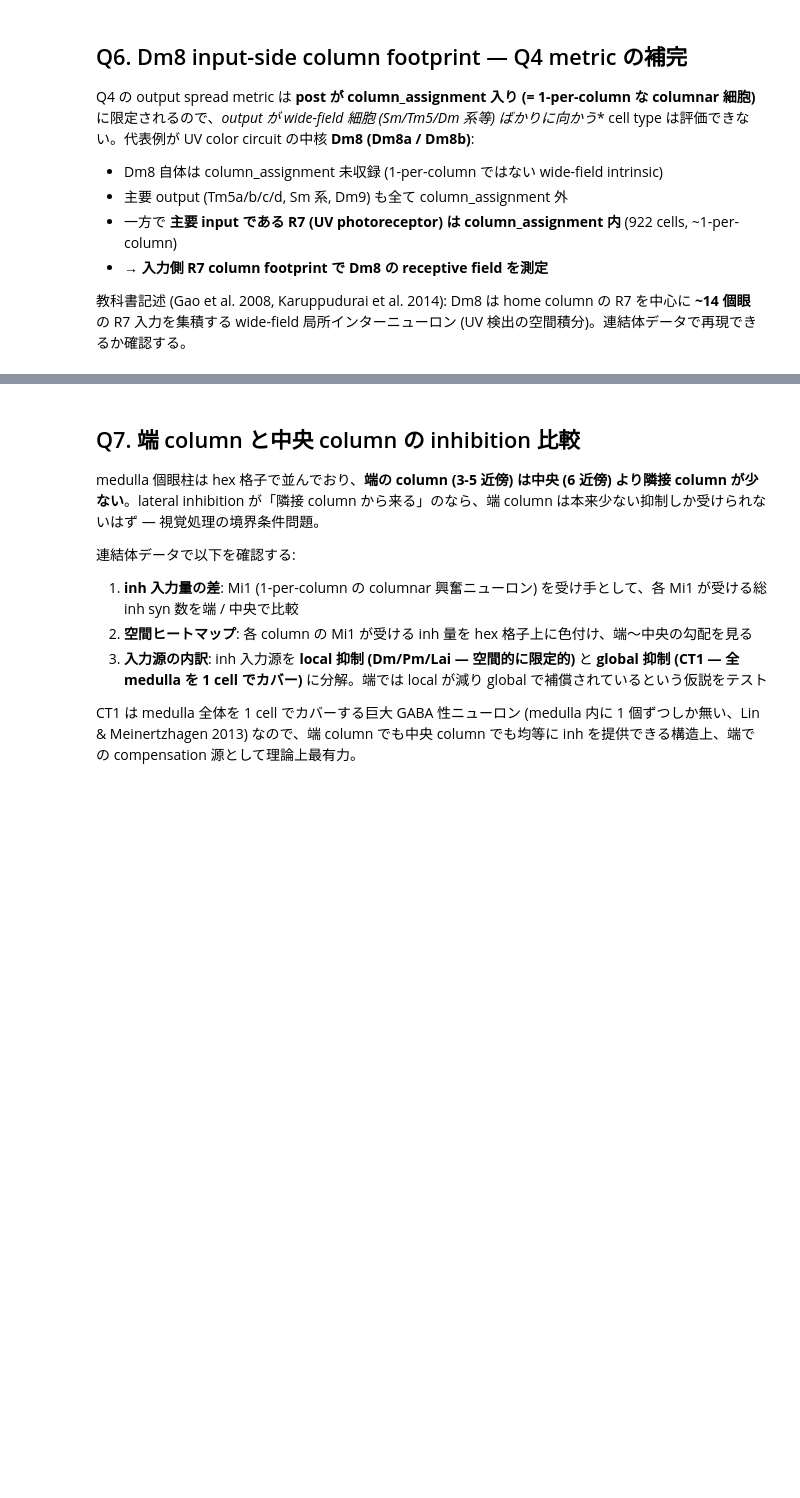
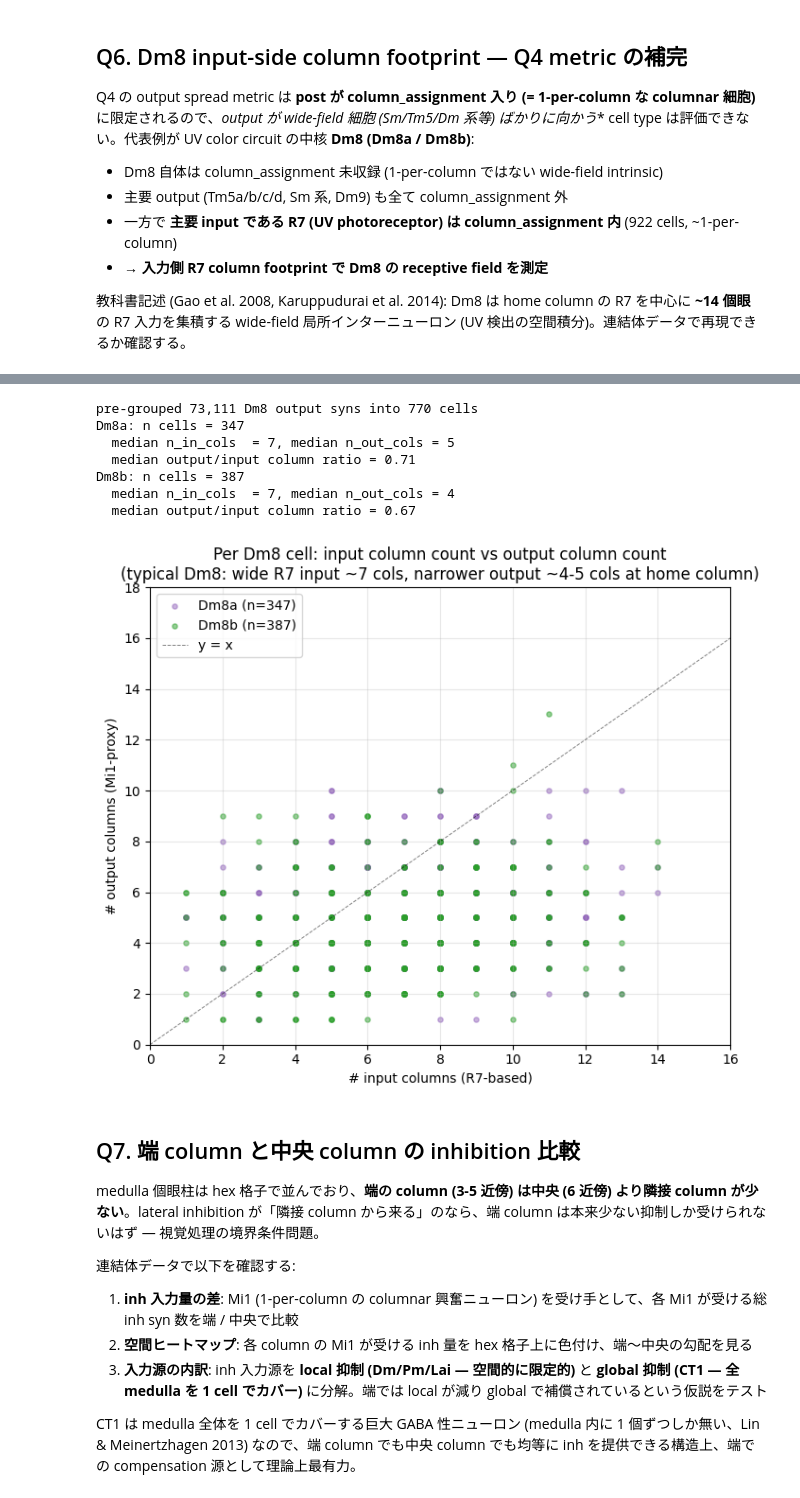
Before and after one commit to KeisukeTTTT/flywire-analysis, a Jupyter notebook: notebook/lateral_inhibition.ipynb, the cells around one changed output, grey strips where cells are left out. Saved outputs shown, nothing was run; the diff lists cells and outputs as text; code cells hidden in the pictures; blank space fills up the shorter version.

```diff
--- a/notebook/lateral_inhibition.ipynb
+++ b/notebook/lateral_inhibition.ipynb
@@ -460,19 +721,22 @@ def input_column_footprint(pre_type, post_type, min_syn=5):
     )
     return per_post[per_post['total_syn'] >= min_syn]
 
+dm8_input_summary = {}
 for dm in ['Dm8a', 'Dm8b']:
     rows = []
     for src in ['R7', 'R8', 'Mi1', 'Mi4', 'Mi9', 'L1']:
         ft = input_column_footprint(src, dm, min_syn=5)
         if len(ft) == 0:
             continue
-        rows.append({
+        row = {
             'input_type': src,
             'n_dm8_with_input': len(ft),
             'median_n_input_cols': float(ft['n_input_cols'].median()),
             'min_n_cols': int(ft['n_input_cols'].min()),
             'max_n_cols': int(ft['n_input_cols'].max()),
             'total_syn': int(ft['total_syn'].sum()),
-        })
+        }
+        rows.append(row)
+        dm8_input_summary[(dm, src)] = row
     print(f'\n=== {dm} input column footprint per cell ===')
     display(pd.DataFrame(rows))
@@ -634,33 +921,49 @@ def io_col_counts(dm_type, min_out_syn=20):
         if out_s is None or len(out_s) < min_out_syn: continue
         _, idx = tree.query(out_s[['x','y','z']].values)
         out_pq = cols[idx]
         n_out = len(set(map(tuple, out_pq)))
         rows.append((dm8_id, int(n_in.loc[dm8_id, 'n_in']), n_out, len(out_s)))
     return pd.DataFrame(rows, columns=['dm8_id', 'n_in_cols', 'n_out_cols', 'n_out_syn']).set_index('dm8_id')
 
 io_a = io_col_counts('Dm8a')
 io_b = io_col_counts('Dm8b')
+dm8_io_summary = {}
 for name, df in [('Dm8a', io_a), ('Dm8b', io_b)]:
     ratio = (df['n_out_cols'] / df['n_in_cols']).median() if len(df) else float('nan')
+    dm8_io_summary[name] = {
+        'n_cells': int(len(df)),
+        'median_n_in_cols': float(df['n_in_cols'].median()) if len(df) else float('nan'),
+        'median_n_out_cols': float(df['n_out_cols'].median()) if len(df) else float('nan'),
+        'median_out_in_ratio': float(ratio),
+    }
     print(f'{name}: n cells = {len(df)}')
     print(f'  median n_in_cols  = {df["n_in_cols"].median():.0f}, median n_out_cols = {df["n_out_cols"].median():.0f}')
     print(f'  median output/input column ratio = {ratio:.2f}')
 
 fig, ax = plt.subplots(figsize=(7, 6))
 ax.scatter(io_a['n_in_cols'], io_a['n_out_cols'], s=14, alpha=0.5, color='tab:purple', label='Dm8a (n=' + str(len(io_a)) + ')')
 ax.scatter(io_b['n_in_cols'], io_b['n_out_cols'], s=14, alpha=0.5, color='tab:green',  label='Dm8b (n=' + str(len(io_b)) + ')')
 lim_x = max(io_a['n_in_cols'].max(), io_b['n_in_cols'].max()) + 2
 lim_y = max(io_a['n_out_cols'].max(), io_b['n_out_cols'].max()) + 5
 m = max(lim_x, lim_y)
 ax.plot([0, m], [0, m], 'k--', lw=0.7, alpha=0.5, label='y = x')
 ax.set(xlim=(0, lim_x), ylim=(0, lim_y),
        xlabel='# input columns (R7-based)',
        ylabel='# output columns (Mi1-proxy)',
        title='Per Dm8 cell: input column count vs output column count\n'
              '(typical Dm8: wide R7 input ~7 cols, narrower output ~4-5 cols at home column)')
 ax.legend()
 ax.grid(True, alpha=0.3)
 plt.tight_layout()
+# %% [output]
+pre-grouped 73,111 Dm8 output syns into 770 cells
+Dm8a: n cells = 347
+  median n_in_cols  = 7, median n_out_cols = 5
+  median output/input column ratio = 0.71
+Dm8b: n cells = 387
+  median n_in_cols  = 7, median n_out_cols = 4
+  median output/input column ratio = 0.67
+[figure, added]
 # %% [markdown]
 ## Q7. 端 column と中央 column の inhibition 比較
 
```
Also changed, not shown: parts of 54 cells of this notebook, 11 other files.
